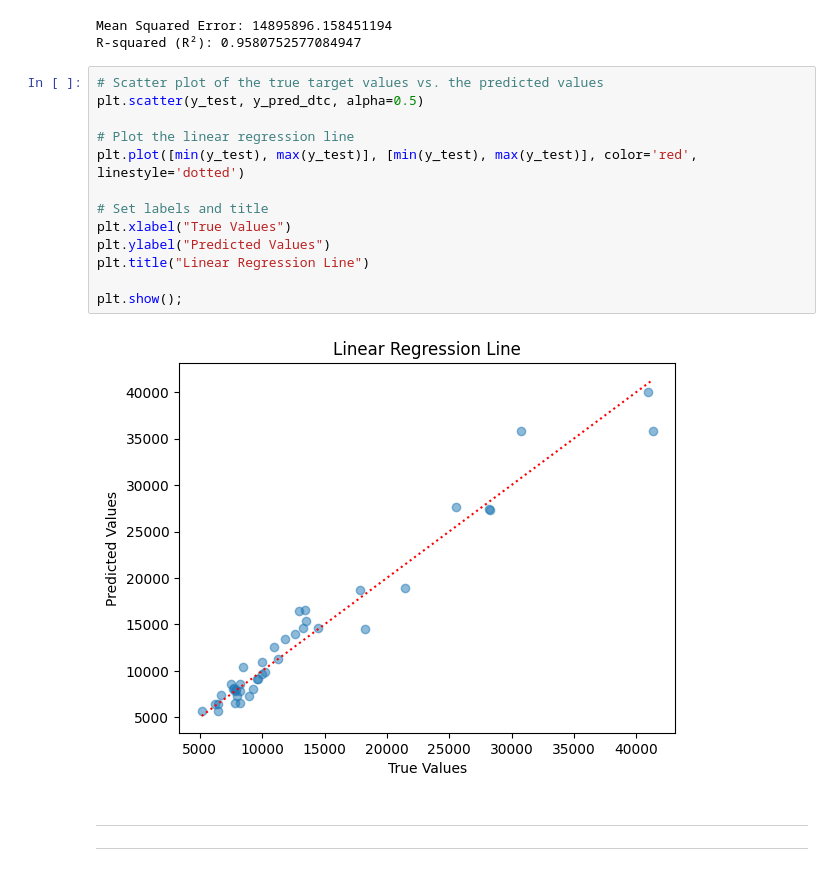
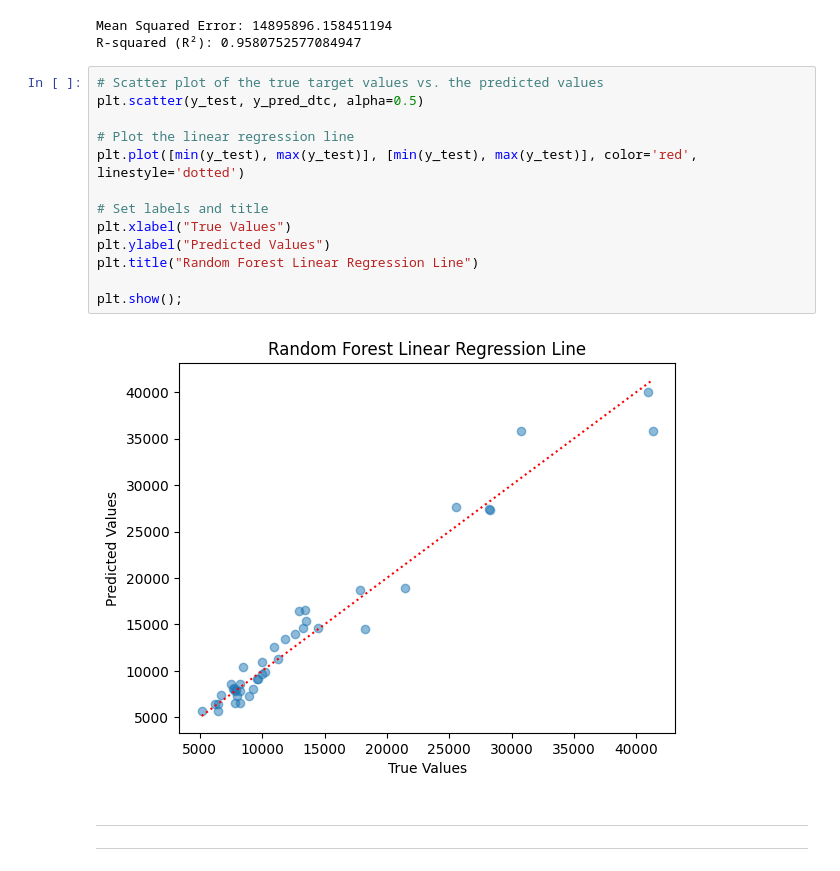
Before and after one commit to Sakshi3071/OIBSIP_Data-Science_TASK3-CAR-PRICE-PREDICTION-WITH-MACHINE-LEARNING-, a Jupyter notebook: OIBSIP_TASK_3(CAR_PRICE_PREDICTION_WITH_MACHINE_LEARNING).ipynb, the cells around one changed output. Drawn from its saved outputs; the diff is of its cells as text.

```diff
--- a/OIBSIP_TASK_3(CAR_PRICE_PREDICTION_WITH_MACHINE_LEARNING).ipynb
+++ b/OIBSIP_TASK_3(CAR_PRICE_PREDICTION_WITH_MACHINE_LEARNING).ipynb
@@ -431,18 +431,18 @@ R-squared (R²): 0.9580752577084947
 # %%
 # Scatter plot of the true target values vs. the predicted values
 plt.scatter(y_test, y_pred_dtc, alpha=0.5)
 
 # Plot the linear regression line
 plt.plot([min(y_test), max(y_test)], [min(y_test), max(y_test)], color='red', linestyle='dotted')
 
 # Set labels and title
 plt.xlabel("True Values")
 plt.ylabel("Predicted Values")
-plt.title("Linear Regression Line")
+plt.title("Random Forest Linear Regression Line")
 
 plt.show();
 # %% [output]
-[figure, old version]
+[figure, new version]
 # %% [markdown]
 
 
```
